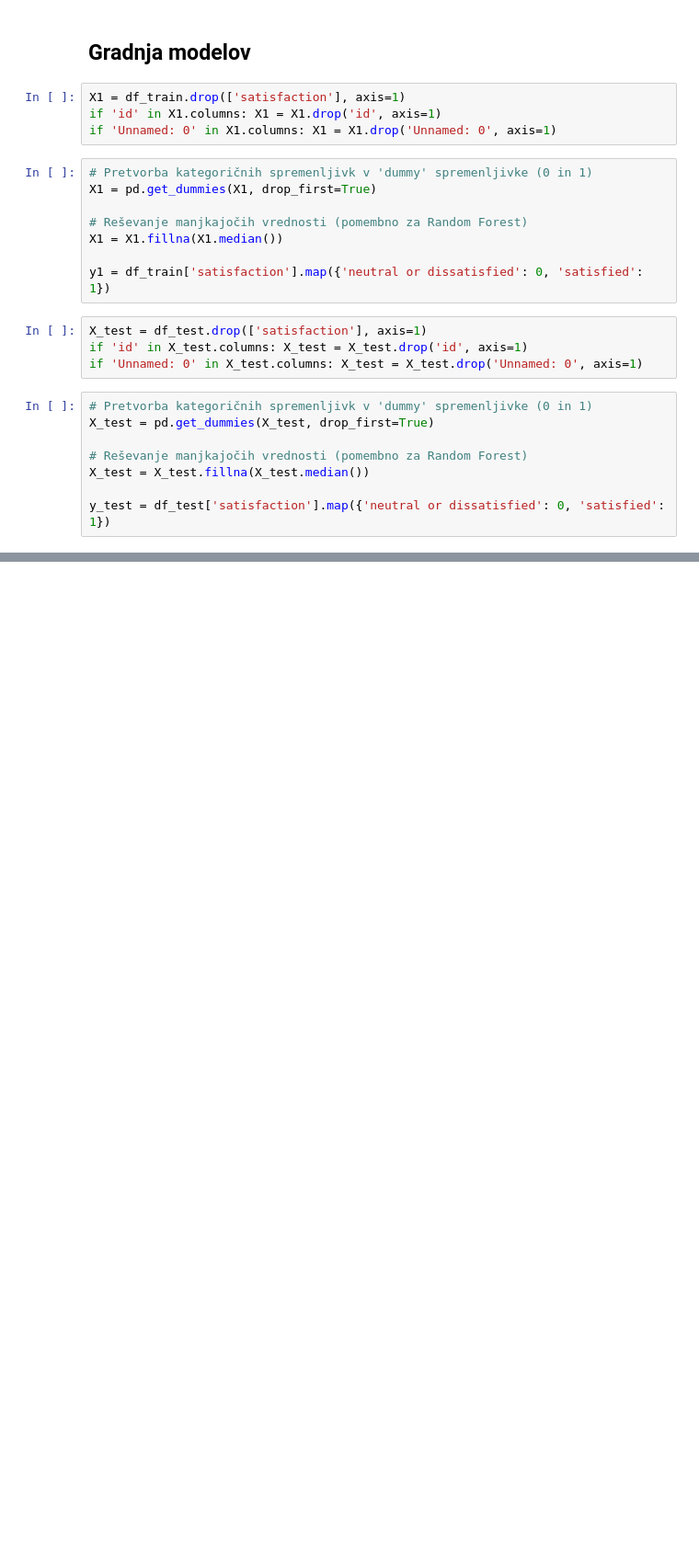
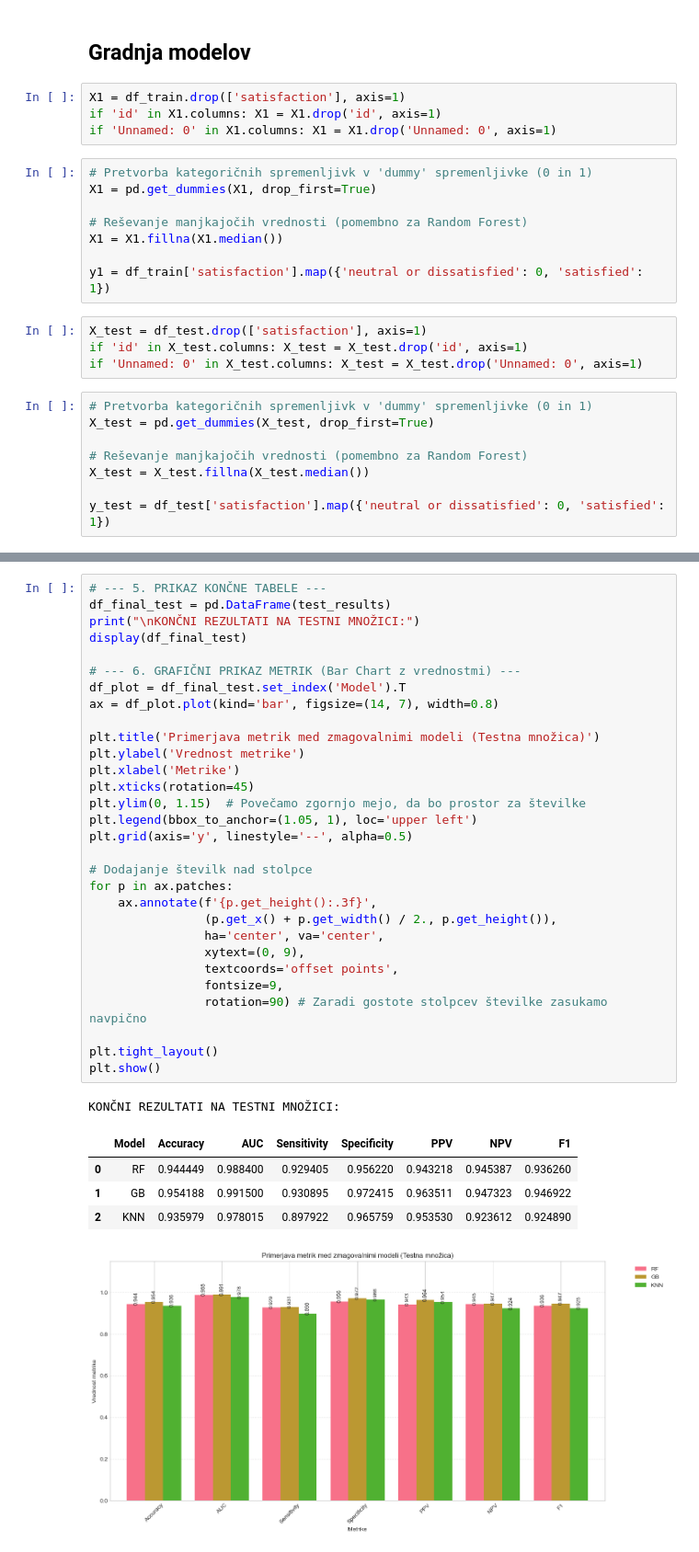
Before and after one commit to RokPorekar/VUVI-seminar-paper, a Jupyter notebook: report.ipynb, the cells around one changed output, grey strips where cells are left out. Shown at 92% size. Drawn from its saved outputs; the diff is of its cells as text; blank space fills up the shorter version.

```diff
--- a/report.ipynb
+++ b/report.ipynb
@@ -862,0 +919,37 @@ TABELA ZA SEMINARSKO NALOGO:
+# %%
+# --- 5. PRIKAZ KONČNE TABELE ---
+df_final_test = pd.DataFrame(test_results)
+print("\nKONČNI REZULTATI NA TESTNI MNOŽICI:")
+display(df_final_test)
+
+# --- 6. GRAFIČNI PRIKAZ METRIK (Bar Chart z vrednostmi) ---
+df_plot = df_final_test.set_index('Model').T
+ax = df_plot.plot(kind='bar', figsize=(14, 7), width=0.8)
+
+plt.title('Primerjava metrik med zmagovalnimi modeli (Testna množica)')
+plt.ylabel('Vrednost metrike')
+plt.xlabel('Metrike')
+plt.xticks(rotation=45)
+plt.ylim(0, 1.15)  # Povečamo zgornjo mejo, da bo prostor za številke
+plt.legend(bbox_to_anchor=(1.05, 1), loc='upper left')
+plt.grid(axis='y', linestyle='--', alpha=0.5)
+
+# Dodajanje številk nad stolpce
+for p in ax.patches:
+    ax.annotate(f'{p.get_height():.3f}',
+                (p.get_x() + p.get_width() / 2., p.get_height()),
+                ha='center', va='center',
+                xytext=(0, 9),
+                textcoords='offset points',
+                fontsize=9,
+                rotation=90) # Zaradi gostote stolpcev številke zasukamo navpično
+
+plt.tight_layout()
+plt.show()
+# %% [output]
+KONČNI REZULTATI NA TESTNI MNOŽICI:
+|  | Model | Accuracy | AUC | Sensitivity | Specificity | PPV | NPV | F1 |
+| 0 | RF | 0.944449 | 0.988400 | 0.929405 | 0.956220 | 0.943218 | 0.945387 | 0.936260 |
+| 1 | GB | 0.954188 | 0.991500 | 0.930895 | 0.972415 | 0.963511 | 0.947323 | 0.946922 |
+| 2 | KNN | 0.935979 | 0.978015 | 0.897922 | 0.965759 | 0.953530 | 0.923612 | 0.924890 |
+[figure, added]
```
Also changed, not shown: parts of 7 cells of this notebook, 3 other files.
